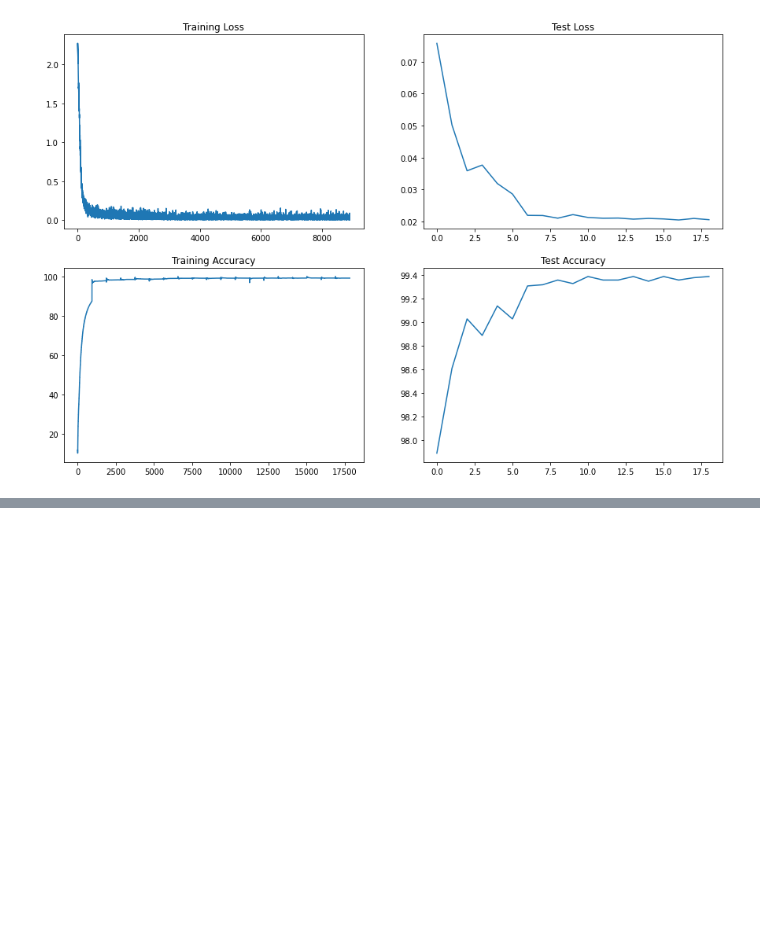
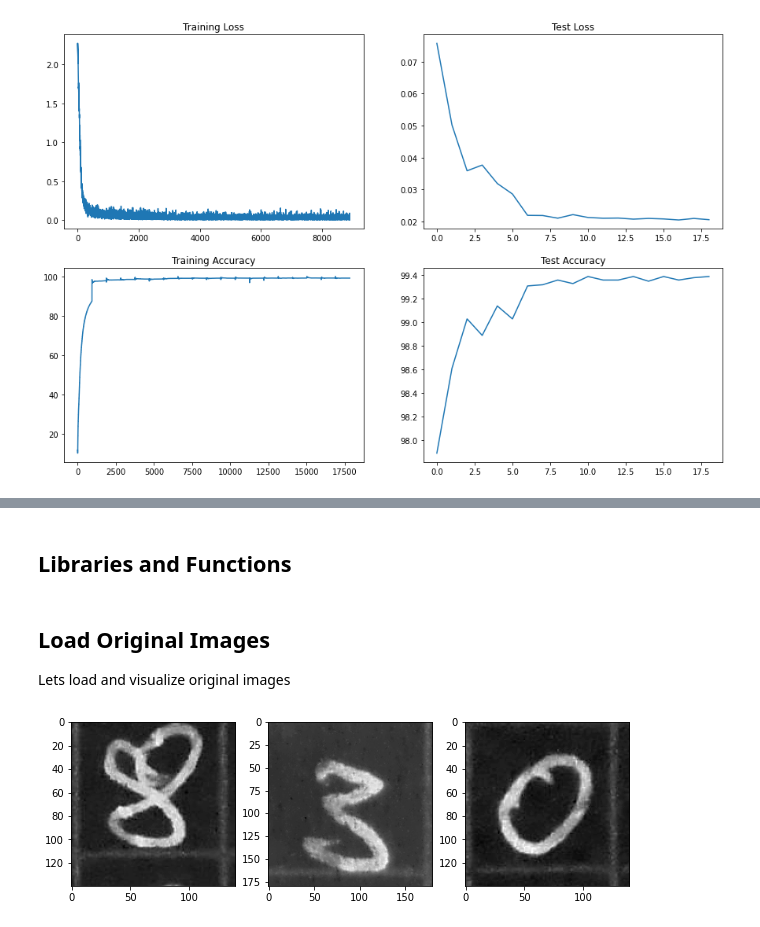
Before and after one commit to parth1993/tsai-eva6, a Jupyter notebook: Assignments/S4/Session_4_Part_2.ipynb, the cells around one changed output, grey strips where cells are left out. Drawn from its saved outputs; the diff is of its cells as text; code cells hidden in the pictures; blank space fills up the shorter version.

```diff
--- a/Assignments/S4/Session_4_Part_2.ipynb
+++ b/Assignments/S4/Session_4_Part_2.ipynb
@@ -290,0 +296,2 @@ Text(0.5, 1.0, 'Test Accuracy')
+# %% [markdown]
+## Libraries and Functions
@@ -290,0 +316,12 @@ Text(0.5, 1.0, 'Test Accuracy')
+# %% [markdown]
+## Load Original Images
+
+Lets load and visualize original images
+# %%
+fig, original_axs = plt.subplots(1,3,figsize = (10, 10))
+
+for i in range(3):
+  img = cv2.imread("/content/" + str(i) +".jpg", 0)
+  original_axs[i].imshow(img, cmap='gray_r')
+# %% [output]
+[figure, added]
```
Also changed, not shown: parts of 6 cells of this notebook.
